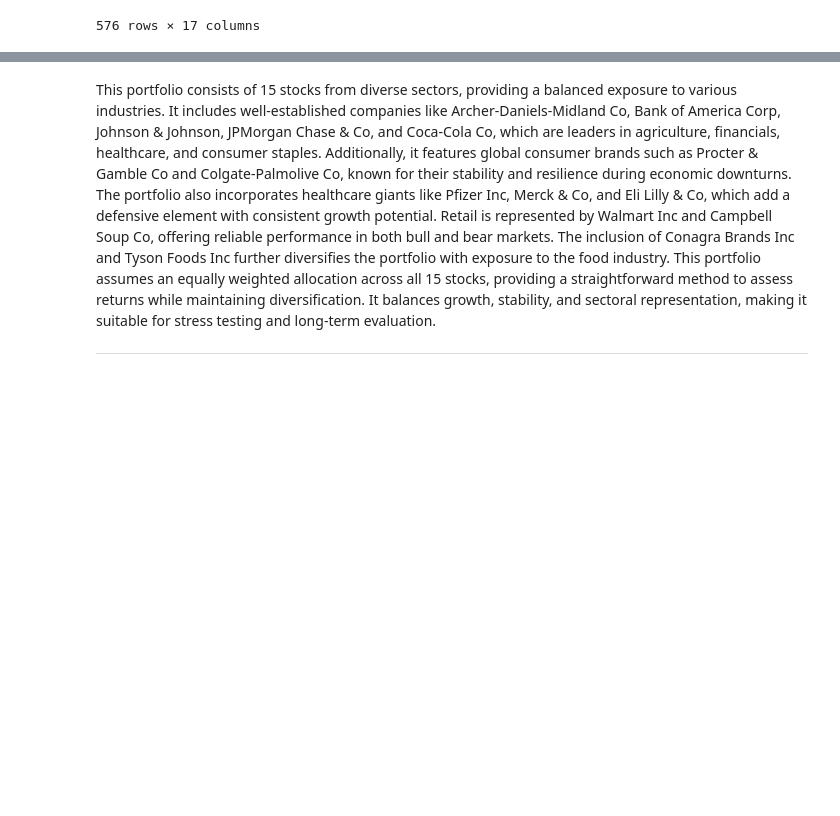
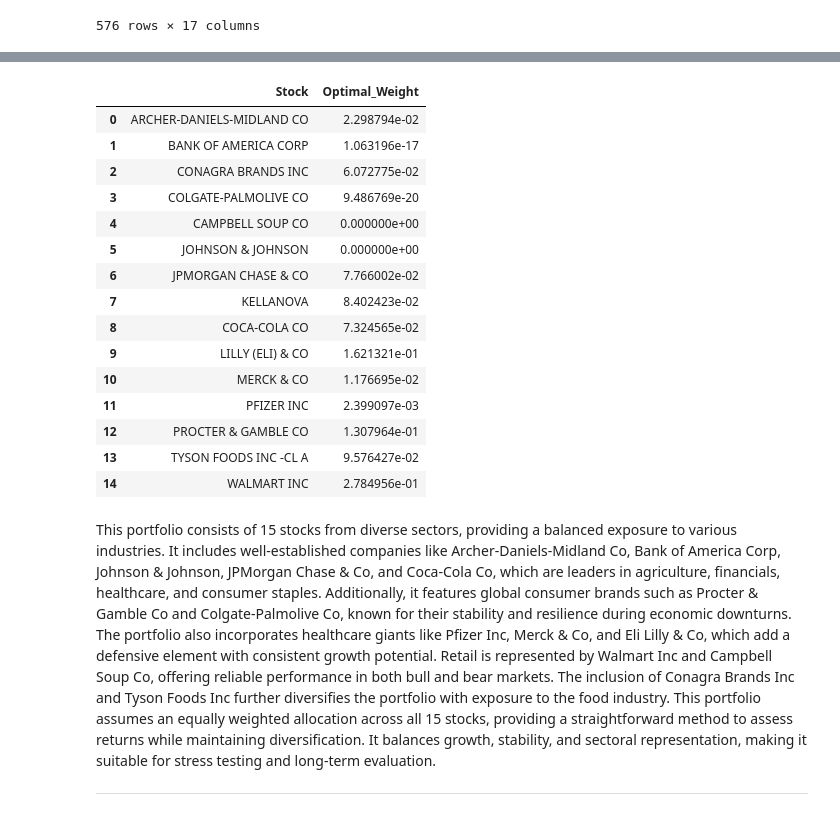
Before and after one commit to Raafayuqaily/TE-Portfolio-Stress-Testing-Final-Project, a Jupyter notebook: Section 3.ipynb, the cells around one changed output, grey strips where cells are left out. Saved outputs shown, nothing was run; the diff lists cells and outputs as text; code cells hidden in the pictures; blank space fills up the shorter version.

```diff
--- a/Section 3.ipynb
+++ b/Section 3.ipynb
@@ -67,7 +67,7 @@ portfolio_returns['Date'] = pd.to_datetime(portfolio_returns['Date'])
 portfolio_returns = portfolio_returns[portfolio_returns['Date'] >= '1976-01-01']
 portfolio_returns.reset_index(drop=True, inplace=True)
 
-portfolio_returns['Portfolio_Return'] = portfolio_returns.iloc[:, 1:].mean(axis=1)
+portfolio_returns['EW_Portfolio_Return'] = portfolio_returns.iloc[:, 1:].mean(axis=1)
 portfolio_returns
 # %% [output]
 |  | Date | ARCHER-DANIELS-MIDLAND CO | BANK OF AMERICA CORP | CONAGRA BRANDS INC | COLGATE-PALMOLIVE CO | ... |
@@ -86,3 +140,28 @@ portfolio_returns
+# %%
+# Create a DataFrame to display the weights alongside the stock names (assuming column names are stock names)
+weights_df = pd.DataFrame({
+    'Stock': returns.columns,
+    'Optimal_Weight': optimal_weights
+})
+
+weights_df
+# %% [output]
+|  | Stock | Optimal_Weight |
+| 0 | ARCHER-DANIELS-MIDLAND CO | 2.298794e-02 |
+| 1 | BANK OF AMERICA CORP | 1.063196e-17 |
+| 2 | CONAGRA BRANDS INC | 6.072775e-02 |
+| 3 | COLGATE-PALMOLIVE CO | 9.486769e-20 |
+| 4 | CAMPBELL SOUP CO | 0.000000e+00 |
+| 5 | JOHNSON & JOHNSON | 0.000000e+00 |
+| 6 | JPMORGAN CHASE & CO | 7.766002e-02 |
+| 7 | KELLANOVA | 8.402423e-02 |
+| 8 | COCA-COLA CO | 7.324565e-02 |
+| 9 | LILLY (ELI) & CO | 1.621321e-01 |
+| 10 | MERCK & CO | 1.176695e-02 |
+| 11 | PFIZER INC | 2.399097e-03 |
+| 12 | PROCTER & GAMBLE CO | 1.307964e-01 |
+| 13 | TYSON FOODS INC -CL A | 9.576427e-02 |
+| 14 | WALMART INC | 2.784956e-01 |
 # %% [markdown]
 This portfolio consists of 15 stocks from diverse sectors, providing a balanced exposure to various industries. It includes well-established companies like Archer-Daniels-Midland Co, Bank of America Corp, Johnson & Johnson, JPMorgan Chase & Co, and Coca-Cola Co, which are leaders in agriculture, financials, healthcare, and consumer staples. Additionally, it features global consumer brands such as Procter & Gamble Co and Colgate-Palmolive Co, known for their stability and resilience during economic downturns. The portfolio also incorporates healthcare giants like Pfizer Inc, Merck & Co, and Eli Lilly & Co, which add a defensive element with consistent growth potential. Retail is represented by Walmart Inc and Campbell Soup Co, offering reliable performance in both bull and bear markets. The inclusion of Conagra Brands Inc and Tyson Foods Inc further diversifies the portfolio with exposure to the food industry. This portfolio assumes an equally weighted allocation across all 15 stocks, providing a straightforward method to assess returns while maintaining diversification. It balances growth, stability, and sectoral representation, making it suitable for stress testing and long-term evaluation.
 
```
Also changed, not shown: parts of 1 cell of this notebook.
